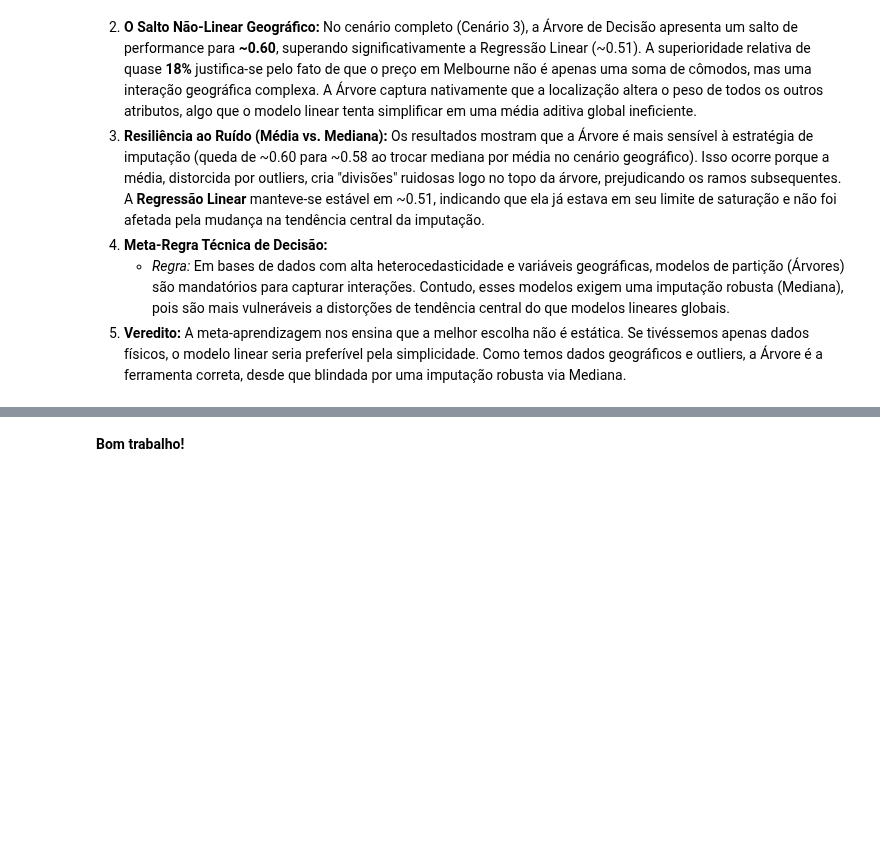
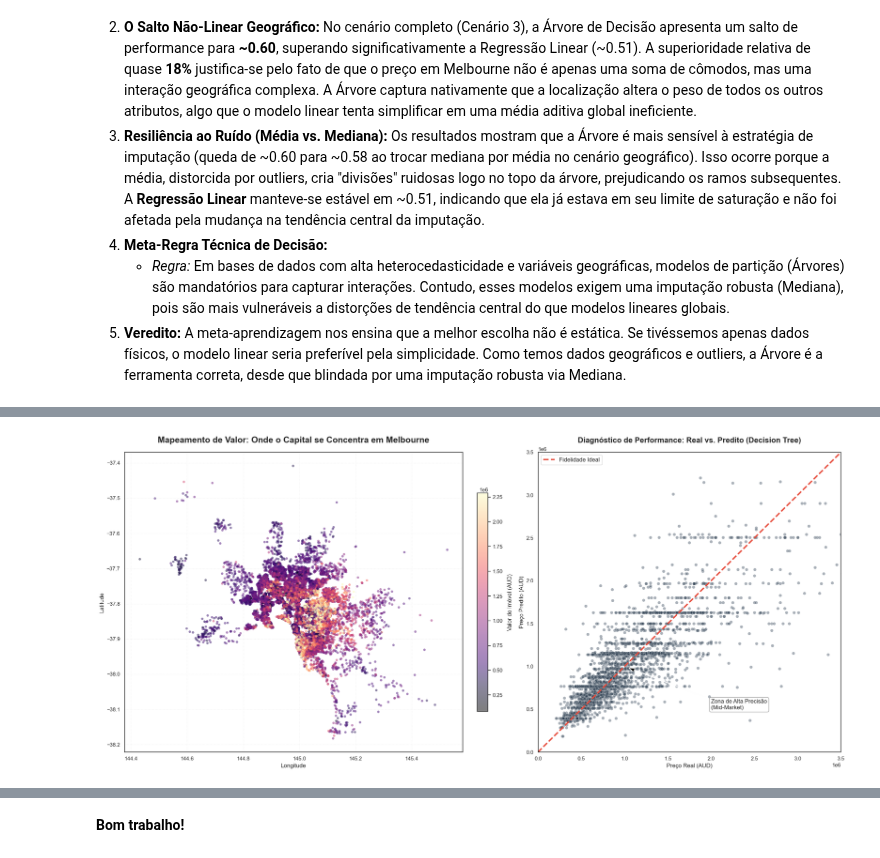
Before and after one commit to Kcodesufal/data-science-2026, a Jupyter notebook: lista 2/Lista_2_Kauê_respondida.ipynb, the cells around one changed output, grey strips where cells are left out. Cells and saved outputs as stored; diff of their text form; code cells hidden in the pictures; blank space fills up the shorter version.

```diff
--- a/lista 2/Lista_2_Kauê_respondida.ipynb
+++ b/lista 2/Lista_2_Kauê_respondida.ipynb
@@ -846,4 +847,59 @@ Implemente abaixo o código da questão.
 # %%
-# Código da Questão 9
+import seaborn as sns
+import matplotlib.patches as mpatches
+
+# Configuração de Estilo e Contexto Visual
+sns.set_theme(style="white", palette="muted")
+fig = plt.figure(figsize=(22, 10))
+gs = fig.add_gridspec(1, 2, width_ratios=[1.2, 1])
+
+# --- Subplot 1: Inteligência Espacial (Mapa de Calor de Ativos) ---
+ax1 = fig.add_subplot(gs[0])
+# Filtramos o 99th percentile para evitar que mansões extremas 'apaguem' o gradiente do mapa
+vmax_price = df['Price'].quantile(0.95)
+scatter = ax1.scatter(df['Longtitude'], df['Lattitude'],
+                      c=df['Price'], cmap='magma',
+                      s=25, alpha=0.5, edgecolors='none',
+                      norm=plt.Normalize(vmin=df['Price'].min(), vmax=vmax_price))
+
+cbar = fig.colorbar(scatter, ax=ax1, fraction=0.03, pad=0.04)
+cbar.set_label('Valor do Imóvel (AUD)', fontsize=12, labelpad=10)
+ax1.set_title('Mapeamento de Valor: Onde o Capital se Concentra em Melbourne', fontsize=18, fontweight='bold', pad=20)
+ax1.set_xlabel('Longitude', fontsize=12)
+ax1.set_ylabel('Latitude', fontsize=12)
+ax1.grid(True, linestyle=':', alpha=0.3)
+
+# --- Subplot 2: Validação Metodológica (Erro e Fidelidade) ---
+ax2 = fig.add_subplot(gs[1])
+# Preparação rápida dos dados do "Vencedor" (Decision Tree)
+features_final = ['Rooms', 'Bathroom', 'Car', 'BuildingArea', 'Lattitude', 'Longtitude', 'Distance']
+X_v = SimpleImputer(strategy='median').fit_transform(df[features_final])
+y_v = df['Price']
+X_train_v, X_test_v, y_train_v, y_test_v = train_test_split(X_v, y_v, test_size=0.2, random_state=42)
+model_final = DecisionTreeRegressor(max_depth=10, random_state=42).fit(X_train_v, y_train_v)
+y_pred_v = model_final.predict(X_test_v)
+
+# Scatter plot com densidade visual
+sns.scatterplot(x=y_test_v, y=y_pred_v, ax=ax2, alpha=0.4, color='#2c3e50', s=40)
+# Linha de Identidade (Referência de Perfeição)
+max_val = min(y_test_v.max(), y_pred_v.max())
+ax2.plot([0, max_val], [0, max_val], color='#e74c3c', lw=3, linestyle='--', label='Fidelidade Ideal')
+
+ax2.set_title('Diagnóstico de Performance: Real vs. Predito (Decision Tree)', fontsize=16, fontweight='bold', pad=20)
+ax2.set_xlabel('Preço Real (AUD)', fontsize=12)
+ax2.set_ylabel('Preço Predito (AUD)', fontsize=12)
+ax2.legend(fontsize=12)
+ax2.set_xlim(0, 3500000)
+ax2.set_ylim(0, 3500000)
+
+# Anotação de insight técnico
+ax2.annotate('Zona de Alta Precisão\n(Mid-Market)', xy=(1000000, 1000000), xytext=(2000000, 500000),
+             arrowprops=dict(facecolor='black', shrink=0.05, width=1, headwidth=8),
+             fontsize=12, bbox=dict(boxstyle="round,pad=0.3", fc="white", ec="gray", alpha=0.8))
+
+plt.tight_layout()
+plt.show()
+# %% [output]
+[figure, added]
 # %% [markdown]
 ### Conclusão da Questão 9
```
Also changed, not shown: parts of 5 cells of this notebook, 2 other files.
